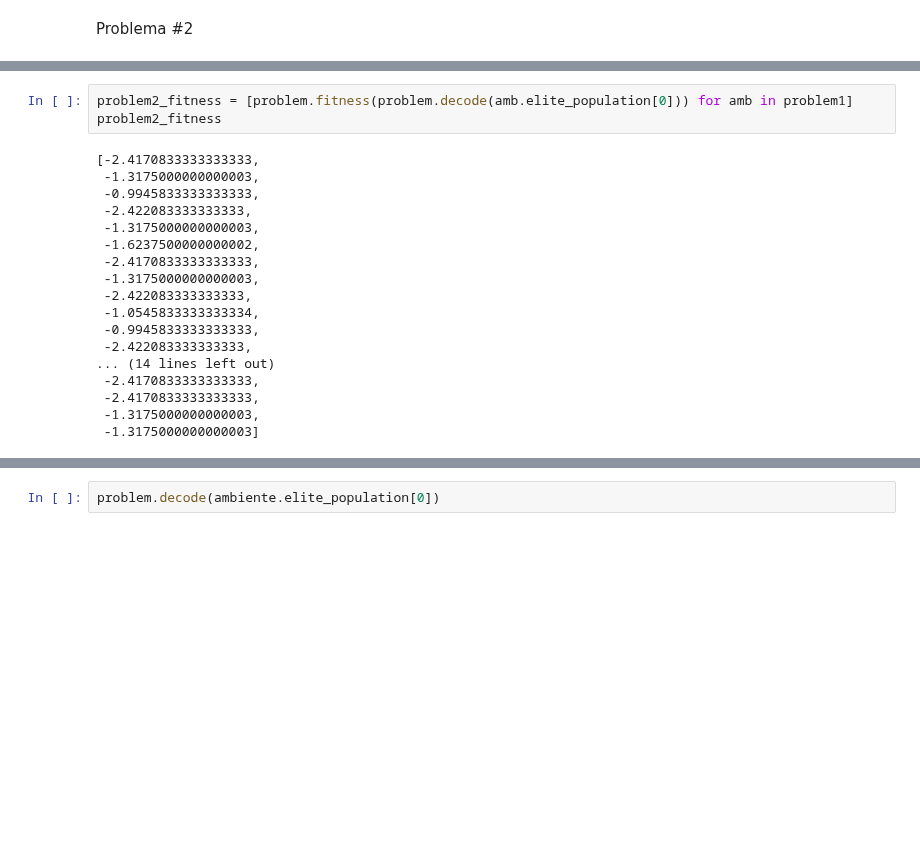
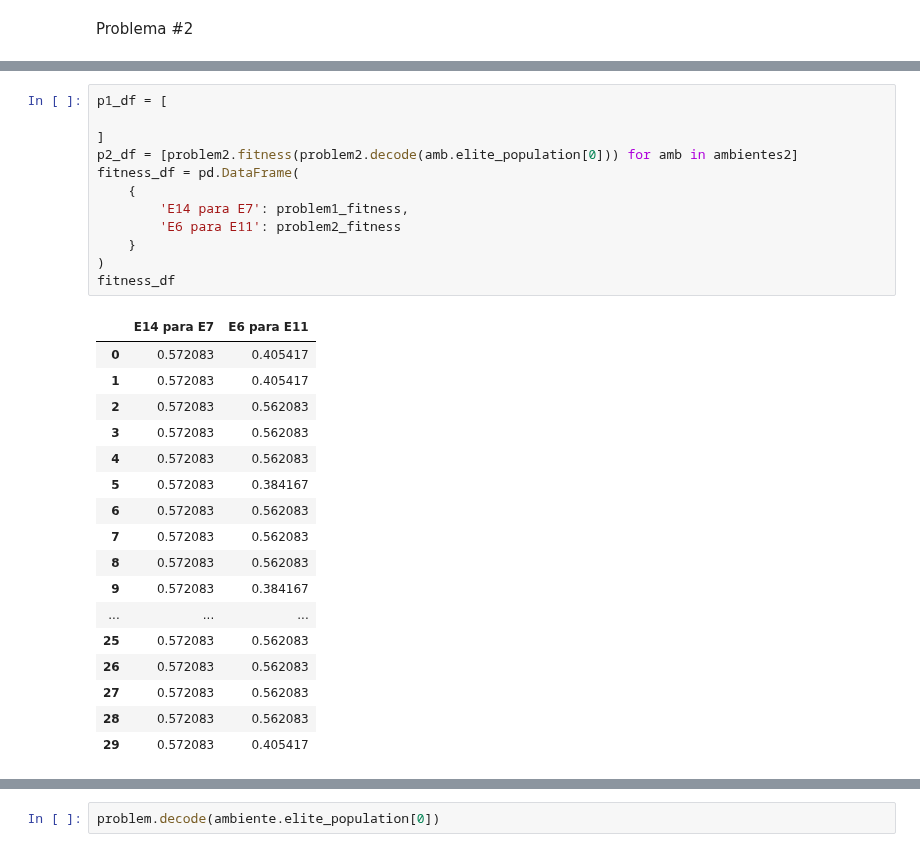
Before and after one commit to ThiagoBrandenburg/Implementacoes-IA, a Jupyter notebook: AlgoritmoGenetico/nb_metro.ipynb, the cells around one changed output, grey strips where cells are left out. Cells and saved outputs as stored; diff of their text form; blank space fills up the shorter version.

```diff
--- a/AlgoritmoGenetico/nb_metro.ipynb
+++ b/AlgoritmoGenetico/nb_metro.ipynb
@@ -103,21 +88,30 @@ for i in range(3):
 # %%
-problem2_fitness = [problem.fitness(problem.decode(amb.elite_population[0])) for amb in problem1]
-problem2_fitness
+p1_df = [
+
+]
+p2_df = [problem2.fitness(problem2.decode(amb.elite_population[0])) for amb in ambientes2]
+fitness_df = pd.DataFrame(
+    {
+        'E14 para E7': problem1_fitness,
+        'E6 para E11': problem2_fitness
+    }
+)
+fitness_df
 # %% [output]
-[-2.4170833333333333,
- -1.3175000000000003,
- -0.9945833333333333,
- -2.422083333333333,
- -1.3175000000000003,
- -1.6237500000000002,
- -2.4170833333333333,
- -1.3175000000000003,
- -2.422083333333333,
- -1.0545833333333334,
- -0.9945833333333333,
- -2.422083333333333,
-... (14 lines left out)
- -2.4170833333333333,
- -2.4170833333333333,
- -1.3175000000000003,
- -1.3175000000000003]
+|  | E14 para E7 | E6 para E11 |
+| 0 | 0.572083 | 0.405417 |
+| 1 | 0.572083 | 0.405417 |
+| 2 | 0.572083 | 0.562083 |
+| 3 | 0.572083 | 0.562083 |
+| 4 | 0.572083 | 0.562083 |
+| 5 | 0.572083 | 0.384167 |
+| 6 | 0.572083 | 0.562083 |
+| 7 | 0.572083 | 0.562083 |
+| 8 | 0.572083 | 0.562083 |
+| 9 | 0.572083 | 0.384167 |
+| ... | ... | ... |
+| 25 | 0.572083 | 0.562083 |
+| 26 | 0.572083 | 0.562083 |
+| 27 | 0.572083 | 0.562083 |
+| 28 | 0.572083 | 0.562083 |
+| 29 | 0.572083 | 0.405417 |
```
Also changed, not shown: parts of 8 cells of this notebook.
